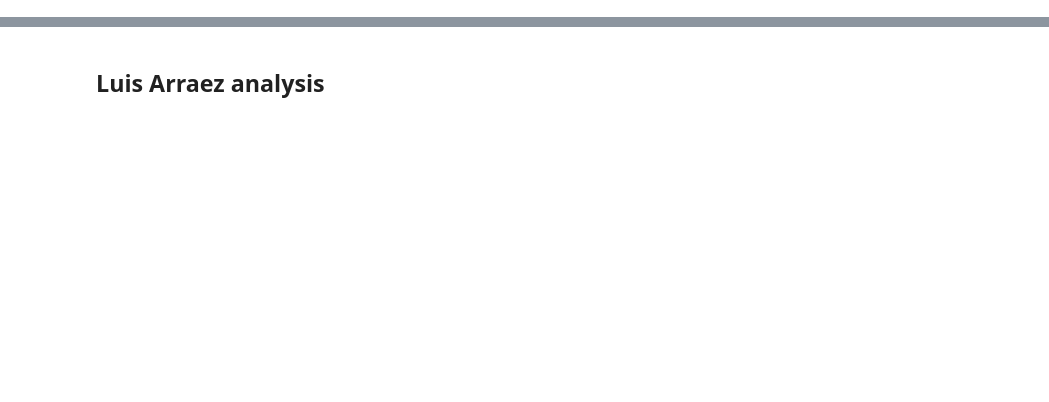
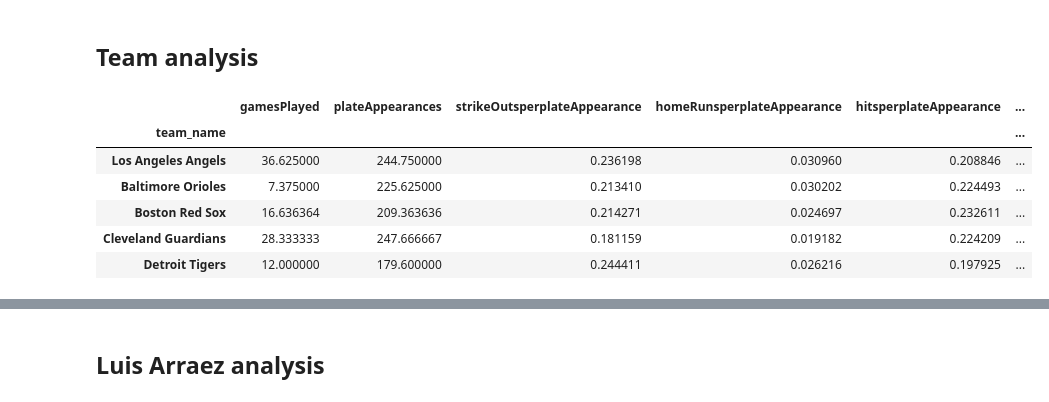
Before and after one commit to lbventura/mlb-airflow-data-pipeline, a Jupyter notebook: mlb_airflow_data_pipeline/statsapi_team_stats_notebook.ipynb, the cells around one changed output, grey strips where cells are left out. Cells and saved outputs as stored; diff of their text form; code cells hidden in the pictures; blank space fills up the shorter version.

```diff
--- a/mlb_airflow_data_pipeline/statsapi_team_stats_notebook.ipynb
+++ b/mlb_airflow_data_pipeline/statsapi_team_stats_notebook.ipynb
@@ -124,3 +53,15 @@ team_averages.set_index("team_name").sort_values("hitsperplateAppearance", ascen
+# %% [markdown]
+## Team analysis
+# %%
+team_averages_data["american_league"].head()
+# %% [output]
+|  | gamesPlayed | plateAppearances | strikeOutsperplateAppearance | homeRunsperplateAppearance | hitsperplateAppearance | ... |
+| team_name |  |  |  |  |  | ... |
+| Los Angeles Angels | 36.625000 | 244.750000 | 0.236198 | 0.030960 | 0.208846 | ... |
+| Baltimore Orioles | 7.375000 | 225.625000 | 0.213410 | 0.030202 | 0.224493 | ... |
+| Boston Red Sox | 16.636364 | 209.363636 | 0.214271 | 0.024697 | 0.232611 | ... |
+| Cleveland Guardians | 28.333333 | 247.666667 | 0.181159 | 0.019182 | 0.224209 | ... |
+| Detroit Tigers | 12.000000 | 179.600000 | 0.244411 | 0.026216 | 0.197925 | ... |
 # %%
 x_var = "hitsperplateAppearance"
 y_var = "homeRunsperplateAppearance"
```
Also changed, not shown: parts of 37 cells of this notebook.
